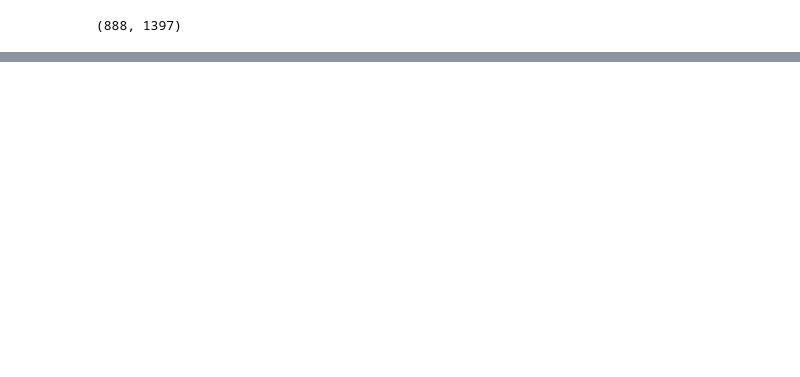
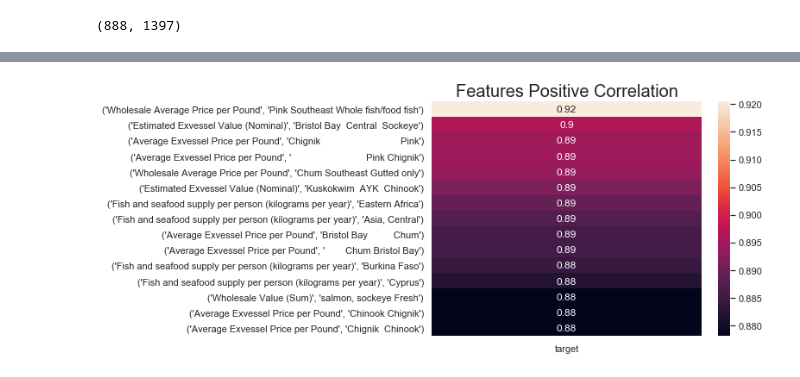
Before and after one commit to Agelf123/salmon_permit_project, a Jupyter notebook: EDA.ipynb, the cells around one changed output, grey strips where cells are left out. Saved outputs shown, nothing was run; the diff lists cells and outputs as text; code cells hidden in the pictures; blank space fills up the shorter version.

```diff
--- a/EDA.ipynb
+++ b/EDA.ipynb
@@ -64,6 +69,8 @@ strong_neg_corr_df = corr_df[strong_neg]
 #strong_neg_corr_df.drop(index = 'target',inplace=True)
 # %%
 sns.set(style="whitegrid")# plot strong coefficient values
-f, ax = plt.subplots(figsize=(20, 15))
-sns.heatmap((strong_pos_corr_df.sort_values('target',ascending=False).head(10)),annot = True)
+f, ax = plt.subplots(figsize=(7, 5))
+sns.heatmap((strong_pos_corr_df.sort_values('target',ascending=False).head(15)),annot = True)
 plt.title('Features Positive Correlation',{'fontsize': 20});
+# %% [output]
+[figure, added]
```
Also changed, not shown: parts of 62 cells of this notebook, 9 other files.
